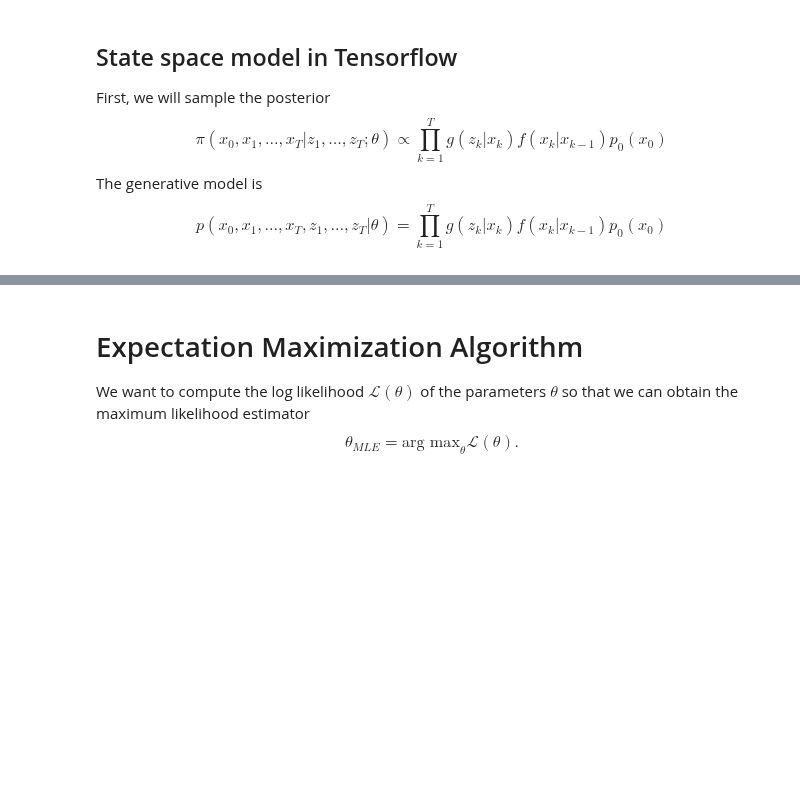
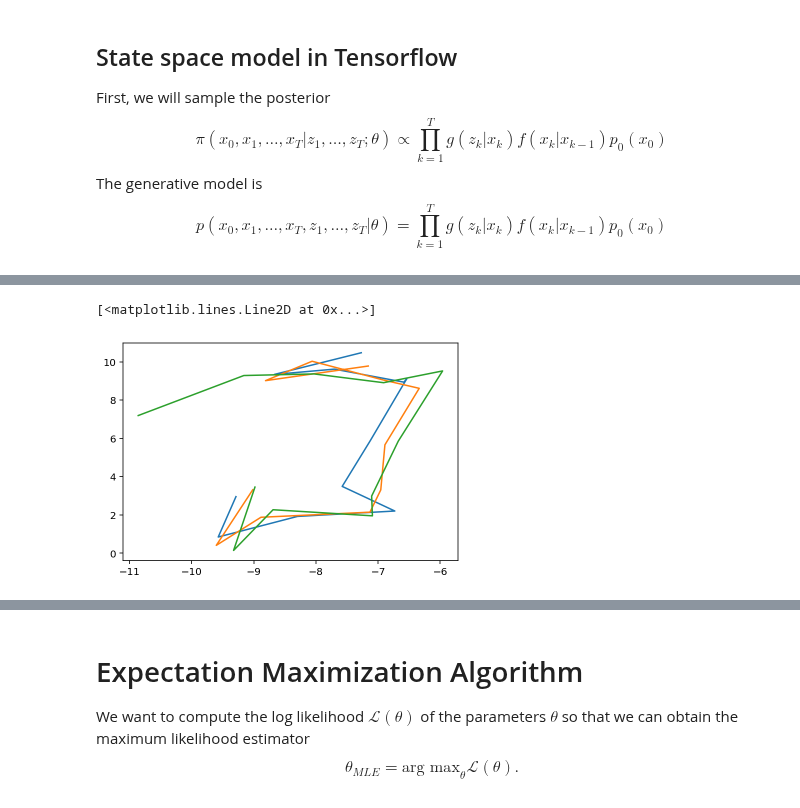
Before and after one commit to newby-jay/MATH509-Fall2022-JupyterNotebooks, a Jupyter notebook: Week 13.ipynb, the cells around one changed output, grey strips where cells are left out. Saved outputs shown, nothing was run; the diff lists cells and outputs as text; code cells hidden in the pictures; blank space fills up the shorter version.

```diff
--- a/Week 13.ipynb
+++ b/Week 13.ipynb
@@ -42,0 +177,7 @@ $$p(x_0, x_1, \ldots, x_T, z_1, \ldots, z_T | \theta) = \prod_{k=1}^{T}g(z_k| x_
+# %%
+plot(Xchain[-1, 0, :, 0], Xchain[-1, 0, :, 1])
+plot(Xchain[-2, 0, :, 0], Xchain[-2, 0, :, 1])
+plot(Xchain[-10, 0, :, 0], Xchain[-10, 0, :, 1])
+# %% [output]
+[<matplotlib.lines.Line2D at 0x...>]
+[figure, added]
```
Also changed, not shown: parts of 21 cells of this notebook, 1 other file.
